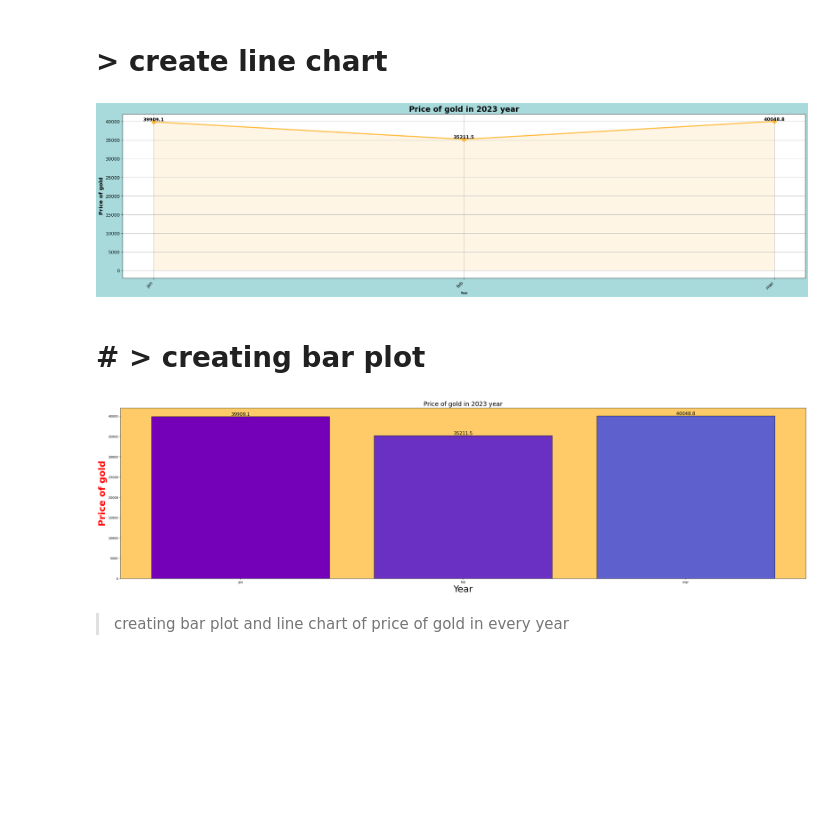
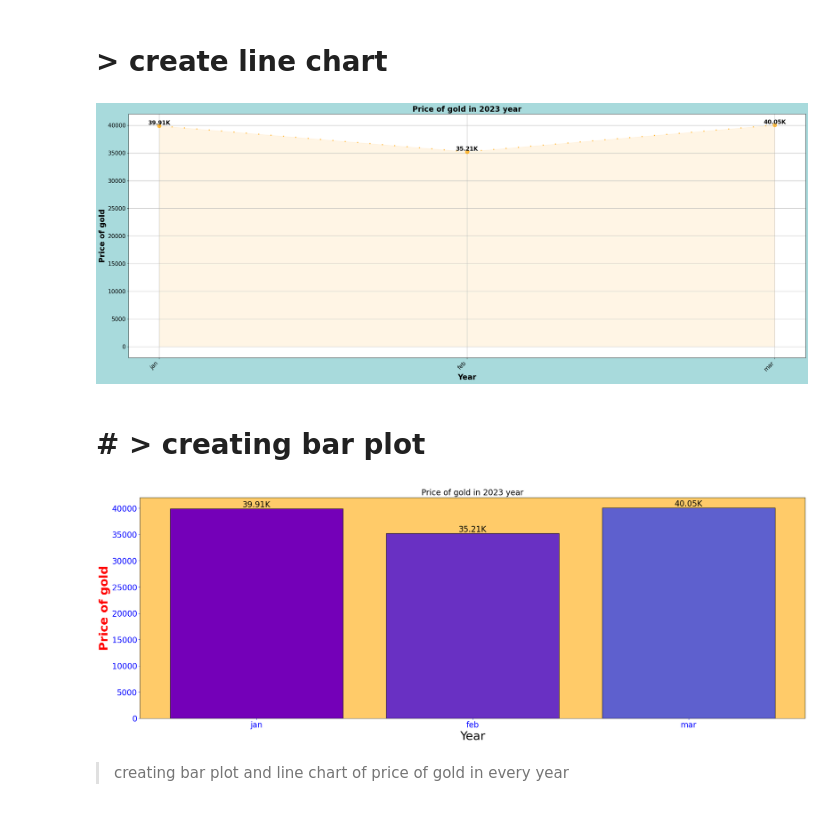
Before and after one commit to joyshil05/data_science, a Jupyter notebook: price-of-gold-in-every-year.ipynb, the cells around one changed output. Cells and saved outputs as stored; diff of their text form; code cells hidden in the pictures; blank space fills up the shorter version.

Commit message:
Kaggle Notebook | Price of Gold in every year | Version 2

```diff
--- a/price-of-gold-in-every-year.ipynb
+++ b/price-of-gold-in-every-year.ipynb
@@ -215,46 +215,48 @@ df
 # %% [markdown]
 # > **create line chart**
 # %%
-fig,ax1 = plt.subplots(figsize=(25, 6))
+fig,ax1 = plt.subplots(figsize=(25, 9))
 ax1 = fig.add_axes([0,0,1,1])
-ax1.plot(df['Year'],df['Price of gold in 2023 year'],color='orange',linewidth=3,alpha=0.7,marker='o',markersize=10)
+ax1.plot(df['Year'].tail(3),df['Price of gold in 2023 year'].tail(3),color='orange',linewidth=3,alpha=0.7,marker='o',markersize=10,linestyle=(0,(1,10)))
 
 ax1.fill_between(df['Year'],df['Price of gold in 2023 year'],color='orange',alpha=0.1)
-for i, temp in enumerate(df['Price of gold in 2023 year']):
-    ax1.text(df['Year'][i], temp+1, str(temp), ha='center', va='bottom', fontsize=12,fontweight="bold")
+for i, temp in enumerate(df['Price of gold in 2023 year'].tail(3)):
+    ax1.text(df['Year'][i], temp+1, str(round(temp/1000,2))+'K', ha='center', va='bottom', fontsize=15,fontweight="bold")
 
 
 ax1.set_title('Price of gold in 2023 year',fontsize=20,fontweight='bold')
-ax1.set_xlabel('Year', fontsize=8, fontweight='bold')
-ax1.set_ylabel('Price of gold', fontsize=14, fontweight='bold')
+ax1.set_xlabel('Year', fontsize=20, fontweight='bold')
+ax1.set_ylabel('Price of gold', fontsize=20, fontweight='bold')
 
 ax1.set_xticks(df['Year'])
 ax1.set_xticklabels(df['Year'], rotation=45, ha='right')
-ax1.tick_params(axis='both',labelsize=12)
+ax1.tick_params(axis='both',labelsize=15)
 ax1.grid(True)
 
 #ax1.set_xlim([-0.9,2022])
 #ax1.set_ylim([0,10])
 fig.patch.set_facecolor('#a8dadc')
 plt.show()
 # %% [output]
-[figure, old version]
+[figure, new version]
 # %% [markdown]
 # # > **creating bar plot**
 # %%
-fig,(ax1)=plt.subplots(figsize=(40,10))
+fig,(ax1)=plt.subplots(figsize=(30,10))
 #labels and titles
 #bar
 color1 = ['#7400b8','#6930c3','#5e60ce']
 bar1=ax1.bar(x=df['Year'],height=df['Price of gold in 2023 year'],color=color1,edgecolor='black')
 for i,bar in enumerate(bar1):
-  ax1.text(bar.get_x() + bar.get_width() / 2,bar.get_height() + 0.5,df['Price of gold in 2023 year'].iloc[i], ha="center",va = "bottom",fontsize=15)
+  ax1.text(bar.get_x() + bar.get_width() / 2,bar.get_height() + 0.5,f"{round(df['Price of gold in 2023 year'].iloc[i]/1000,2)}K", ha="center",va = "bottom",fontsize=20)
 ax1.set_title('Price of gold in 2023 year',fontsize=20)
 ax1.set_ylabel('Price of gold',fontsize=30,fontweight='bold',color='red')
 ax1.set_xlabel('Year',fontsize=30)
 ax1.set_facecolor(color='#ffcb69')
+ax1.tick_params(axis='x',labelsize='20',colors='Blue')
+ax1.tick_params(axis='y',labelsize='20',colors='Blue')
 # %% [output]
-[figure, old version]
+[figure, new version]
 # %%
 df1 = pd.read_csv('/kaggle/input/daily-gold-price-2018-2023/Daily Gold Price - Sheet1.csv')
 # %% [markdown]
```
Also changed, not shown: parts of 1 cell of this notebook.
